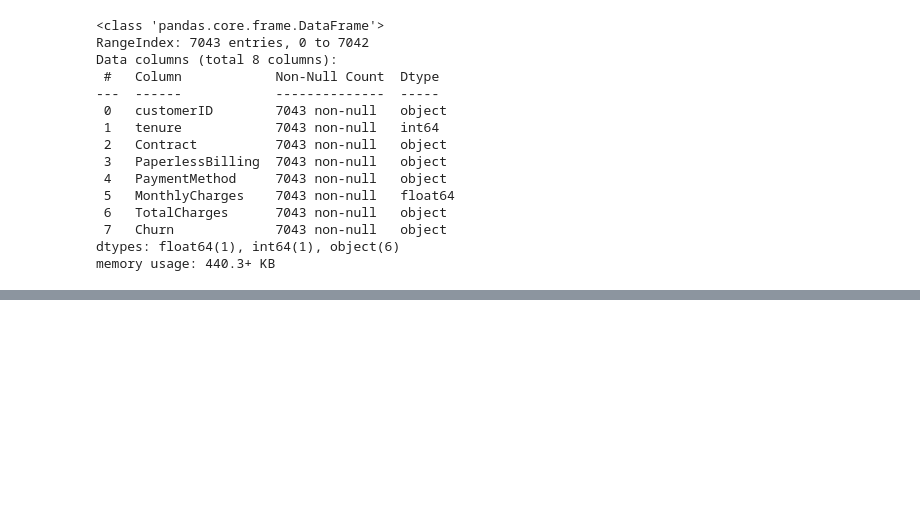
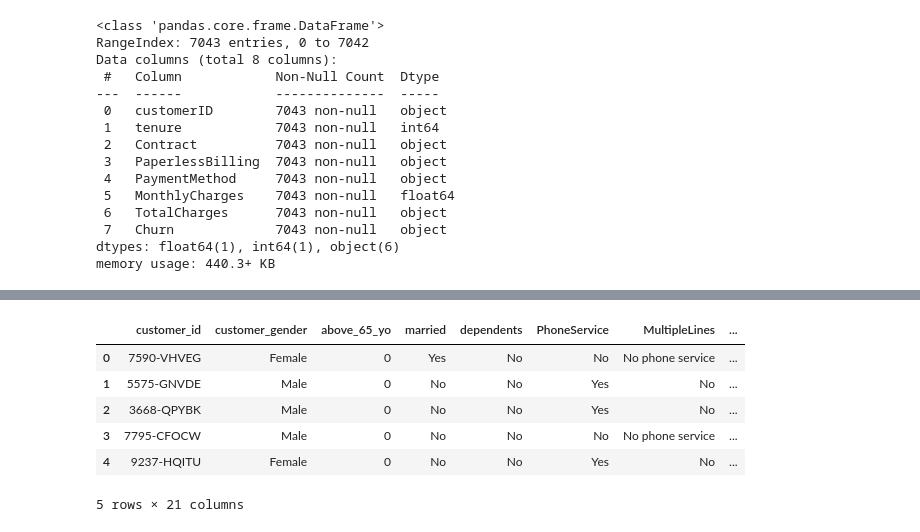
Before and after one commit to denniscosta13/inteligencia_artificial, a Jupyter notebook: eda/eda_churn.ipynb, the cells around one changed output, grey strips where cells are left out. Drawn from its saved outputs; the diff is of its cells as text; code cells hidden in the pictures; blank space fills up the shorter version.

```diff
--- a/eda/eda_churn.ipynb
+++ b/eda/eda_churn.ipynb
@@ -129,0 +246,3 @@ memory usage: 440.3+ KB
+# %%
+# Renomear usando Lista - Modificar todos os nomes de colunas
+df_customers.columns = ['customer_id', 'customer_gender', 'above_65_yo', 'married', 'dependents']
@@ -129,0 +280,8 @@ memory usage: 440.3+ KB
+# %%
+# Renomear coluna
+df_services.rename(
+    columns= {
+        'customerID' : 'customer_id'
+    },
+    inplace=True
+)
@@ -129,0 +355,3 @@ memory usage: 440.3+ KB
+# %%
+# Unificar os tres dataframes ao mesmo tempo, com colunas com nomes diferentes
+df_churn = df_customers.merge(df_services, on=['customer_id']).merge(df_contracts, left_on=['customer_id'], right_on=['customerID'])
@@ -129,0 +378,13 @@ memory usage: 440.3+ KB
+# %%
+# Remover coluna de um dataframe
+df_churn.drop(columns=['customerID'], axis=1, inplace=True)
+# %%
+df_churn.head()
+# %% [output]
+|  | customer_id | customer_gender | above_65_yo | married | dependents | PhoneService | MultipleLines | ... |
+| 0 | 7590-VHVEG | Female | 0 | Yes | No | No | No phone service | ... |
+| 1 | 5575-GNVDE | Male | 0 | No | No | Yes | No | ... |
+| 2 | 3668-QPYBK | Male | 0 | No | No | Yes | No | ... |
+| 3 | 7795-CFOCW | Male | 0 | No | No | No | No phone service | ... |
+| 4 | 9237-HQITU | Female | 0 | No | No | Yes | No | ... |
+5 rows × 21 columns
```
Also changed, not shown: parts of 24 cells of this notebook.
